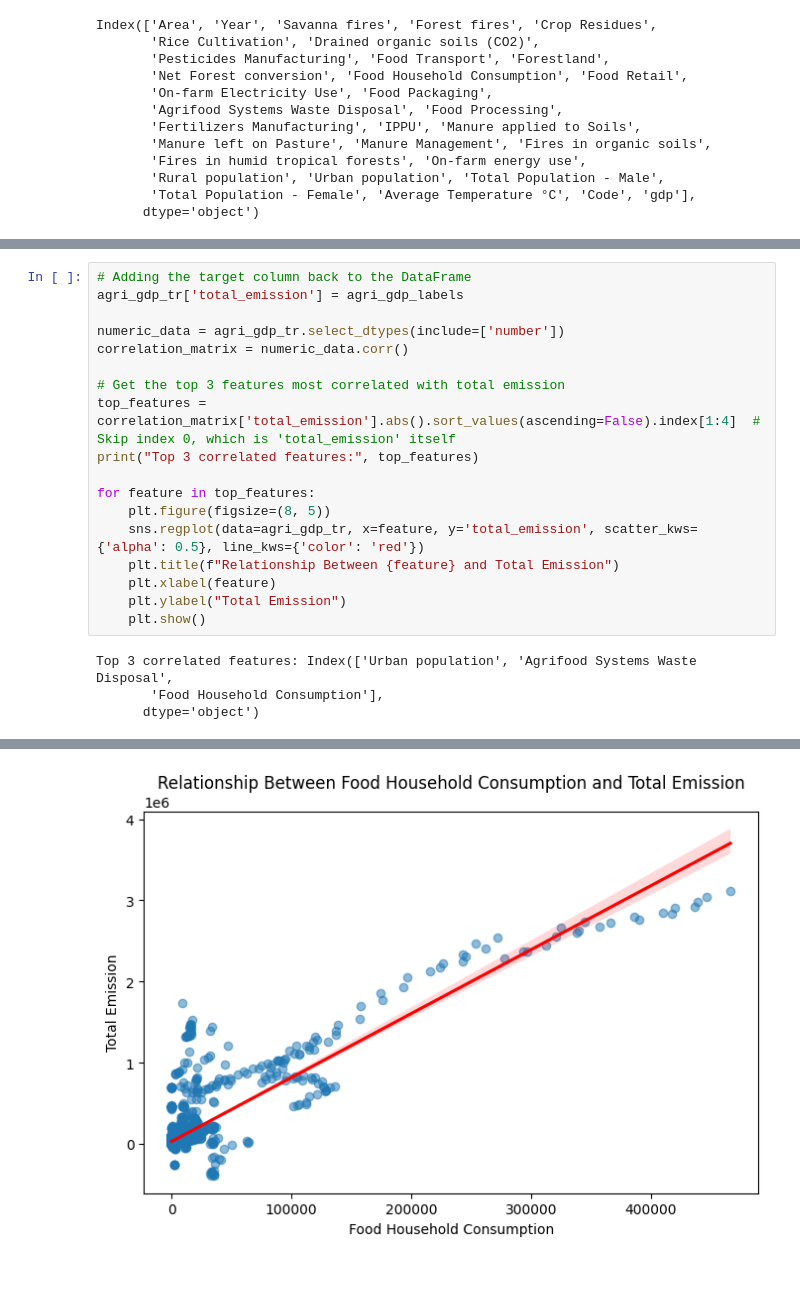
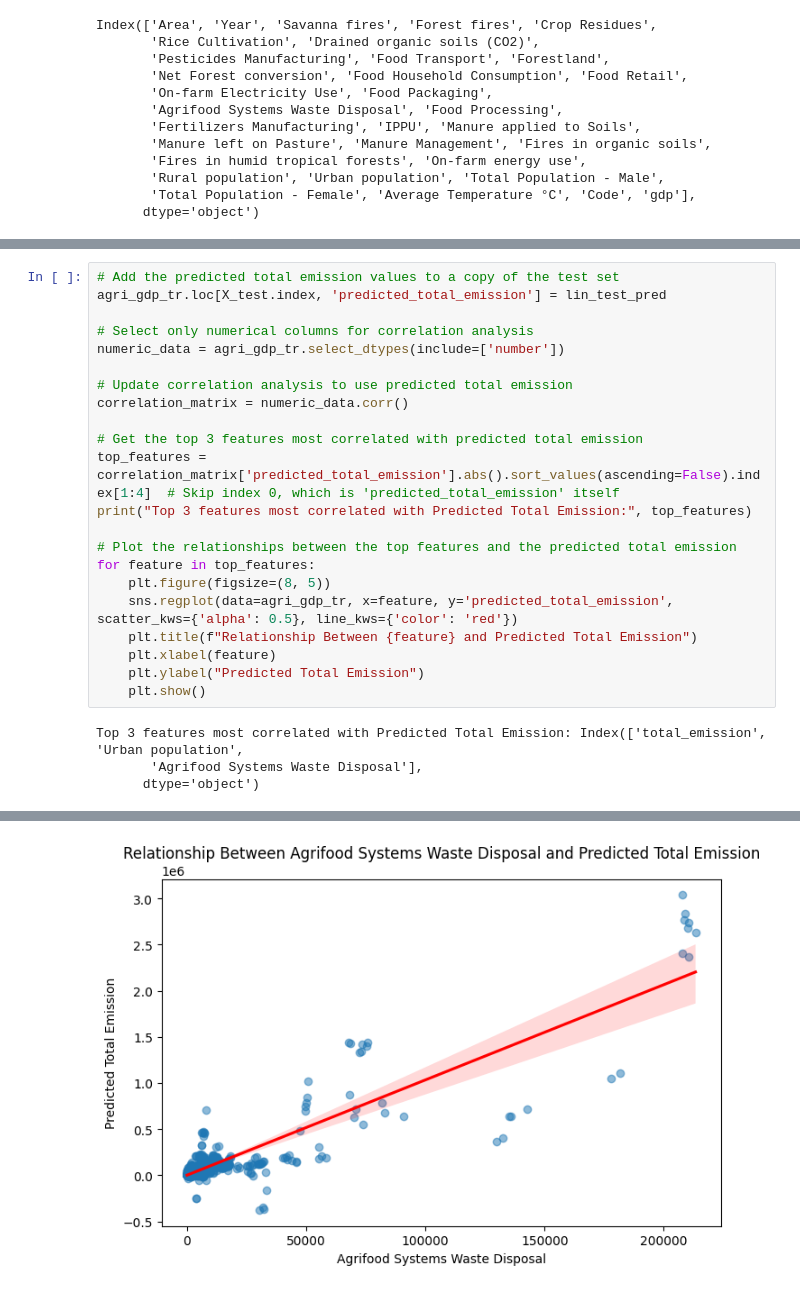
Before and after one commit to JuliaPPfeiffer/DS3001-Project, a Jupyter notebook: regression.ipynb, the cells around one changed output, grey strips where cells are left out. Saved outputs shown, nothing was run; the diff lists cells and outputs as text.

Commit message:
Added a predicted emission over time graph and changed the boxplots and relationship plots to use predicted emission values instead of the given ones.

```diff
--- a/regression.ipynb
+++ b/regression.ipynb
@@ -235,22 +207,26 @@ plt.show()
 # %%
-# Adding the target column back to the DataFrame
-agri_gdp_tr['total_emission'] = agri_gdp_labels
+# Add the predicted total emission values to a copy of the test set
+agri_gdp_tr.loc[X_test.index, 'predicted_total_emission'] = lin_test_pred
 
+# Select only numerical columns for correlation analysis
 numeric_data = agri_gdp_tr.select_dtypes(include=['number'])
+
+# Update correlation analysis to use predicted total emission
 correlation_matrix = numeric_data.corr()
 
-# Get the top 3 features most correlated with total emission
-top_features = correlation_matrix['total_emission'].abs().sort_values(ascending=False).index[1:4]  # Skip index 0, which is 'total_emission' itself
-print("Top 3 correlated features:", top_features)
+# Get the top 3 features most correlated with predicted total emission
+top_features = correlation_matrix['predicted_total_emission'].abs().sort_values(ascending=False).index[1:4]  # Skip index 0, which is 'predicted_total_emission' itself
+print("Top 3 features most correlated with Predicted Total Emission:", top_features)
 
+# Plot the relationships between the top features and the predicted total emission
 for feature in top_features:
     plt.figure(figsize=(8, 5))
-    sns.regplot(data=agri_gdp_tr, x=feature, y='total_emission', scatter_kws={'alpha': 0.5}, line_kws={'color': 'red'})
-    plt.title(f"Relationship Between {feature} and Total Emission")
+    sns.regplot(data=agri_gdp_tr, x=feature, y='predicted_total_emission', scatter_kws={'alpha': 0.5}, line_kws={'color': 'red'})
+    plt.title(f"Relationship Between {feature} and Predicted Total Emission")
     plt.xlabel(feature)
-    plt.ylabel("Total Emission")
+    plt.ylabel("Predicted Total Emission")
     plt.show()
 # %% [output]
-Top 3 correlated features: Index(['Urban population', 'Agrifood Systems Waste Disposal',
-       'Food Household Consumption'],
+Top 3 features most correlated with Predicted Total Emission: Index(['total_emission', 'Urban population',
+       'Agrifood Systems Waste Disposal'],
       dtype='object')
@@ -259,4 +235,4 @@ Top 3 correlated features: Index(['Urban population', 'Agrifood Systems Waste Di
-[figure, old version]
+[figure, new version]
 # %%
 #These plots show the distribution of the column values for the differnt levels of total emission.
 #Can be used to see which values have the largest range for differnet amount of emissions.
```
Also changed, not shown: parts of 14 cells of this notebook.
